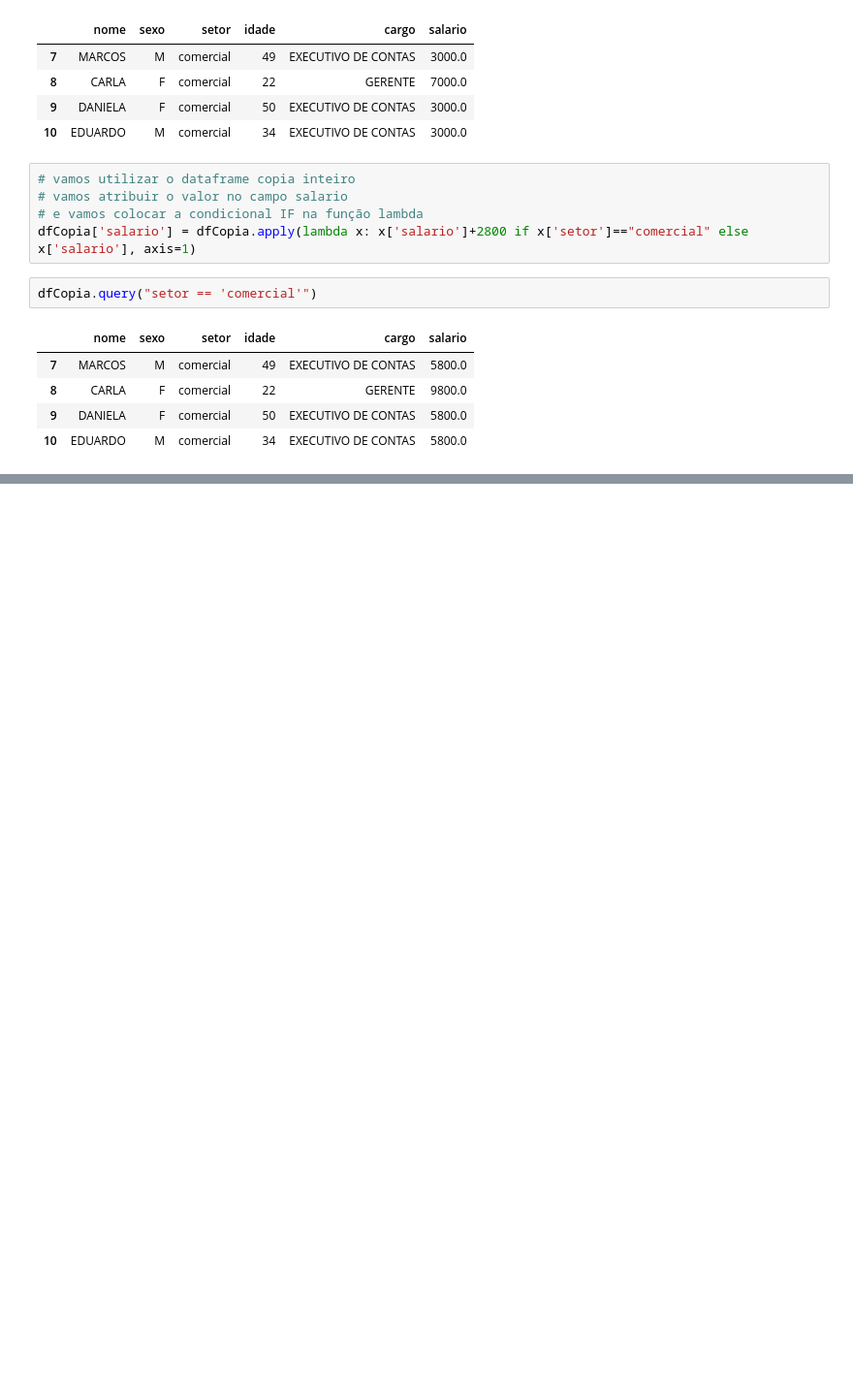
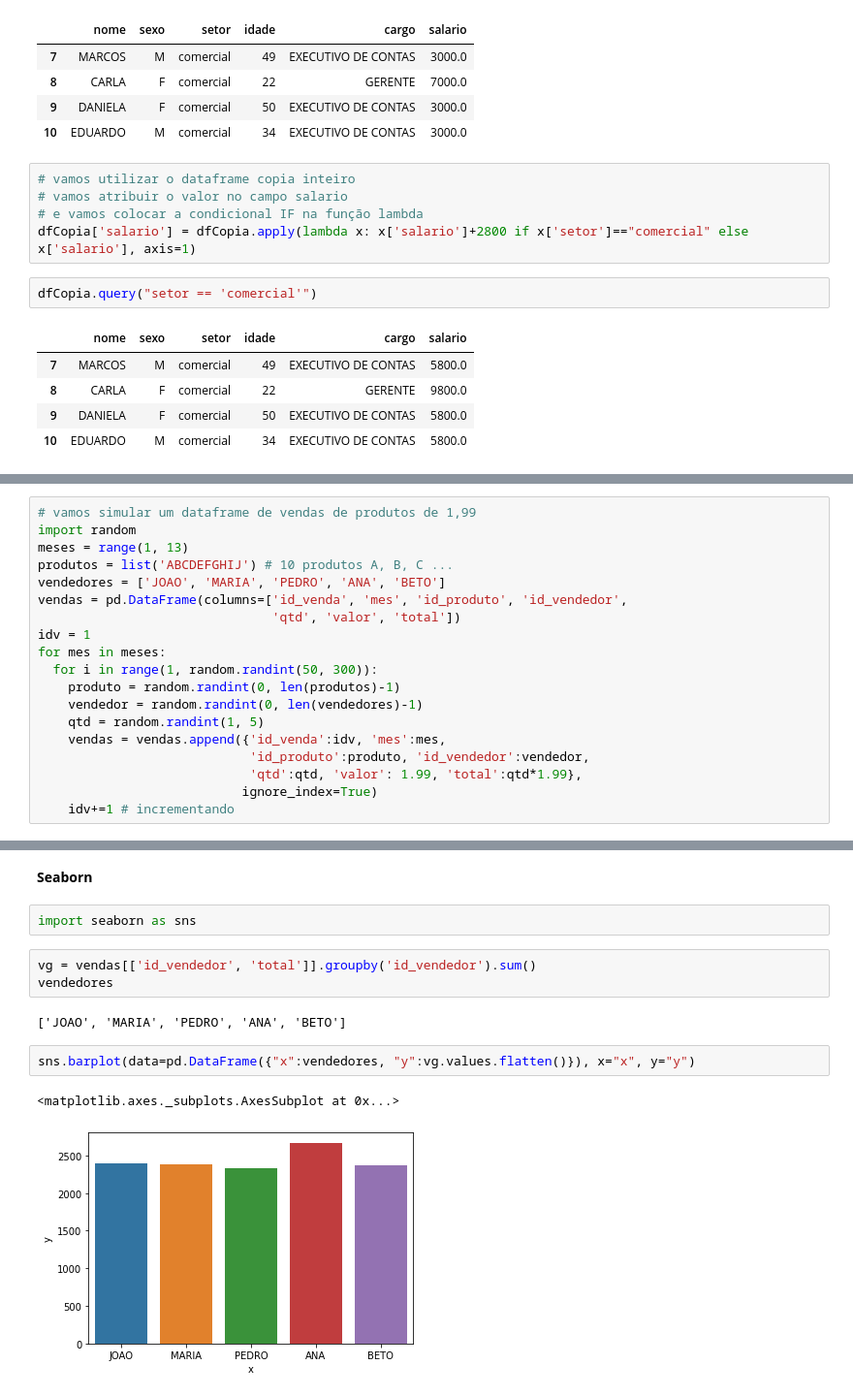
Before and after one commit to italomarcelogit/Tutorial-de-Pandas, a Jupyter notebook: Notebook_Dicas_Pandas_DataFrame.ipynb, the cells around one changed output, grey strips where cells are left out. Shown at 97% size. Drawn from its saved outputs; the diff is of its cells as text; blank space fills up the shorter version.

```diff
--- a/Notebook_Dicas_Pandas_DataFrame.ipynb
+++ b/Notebook_Dicas_Pandas_DataFrame.ipynb
@@ -1209,0 +1215,19 @@ dfCopia.query("setor == 'comercial'")
+# %%
+# vamos simular um dataframe de vendas de produtos de 1,99
+import random
+meses = range(1, 13)
+produtos = list('ABCDEFGHIJ') # 10 produtos A, B, C ...
+vendedores = ['JOAO', 'MARIA', 'PEDRO', 'ANA', 'BETO']
+vendas = pd.DataFrame(columns=['id_venda', 'mes', 'id_produto', 'id_vendedor',
+                               'qtd', 'valor', 'total'])
+idv = 1
+for mes in meses:
+  for i in range(1, random.randint(50, 300)):
+    produto = random.randint(0, len(produtos)-1)
+    vendedor = random.randint(0, len(vendedores)-1)
+    qtd = random.randint(1, 5)
+    vendas = vendas.append({'id_venda':idv, 'mes':mes,
+                            'id_produto':produto, 'id_vendedor':vendedor,
+                            'qtd':qtd, 'valor': 1.99, 'total':qtd*1.99},
+                           ignore_index=True)
+    idv+=1 # incrementando
@@ -1209,0 +1325,14 @@ dfCopia.query("setor == 'comercial'")
+# %% [markdown]
+**Seaborn**
+# %%
+import seaborn as sns
+# %%
+vg = vendas[['id_vendedor', 'total']].groupby('id_vendedor').sum()
+vendedores
+# %% [output]
+['JOAO', 'MARIA', 'PEDRO', 'ANA', 'BETO']
+# %%
+sns.barplot(data=pd.DataFrame({"x":vendedores, "y":vg.values.flatten()}), x="x", y="y")
+# %% [output]
+<matplotlib.axes._subplots.AxesSubplot at 0x...>
+[figure, added]
```
Also changed, not shown: parts of 17 cells of this notebook.
